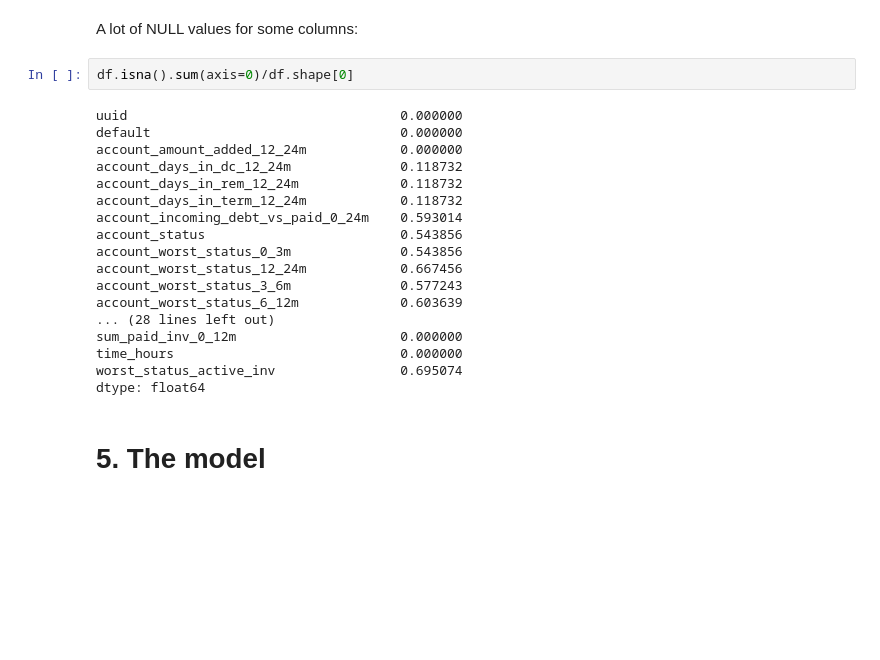
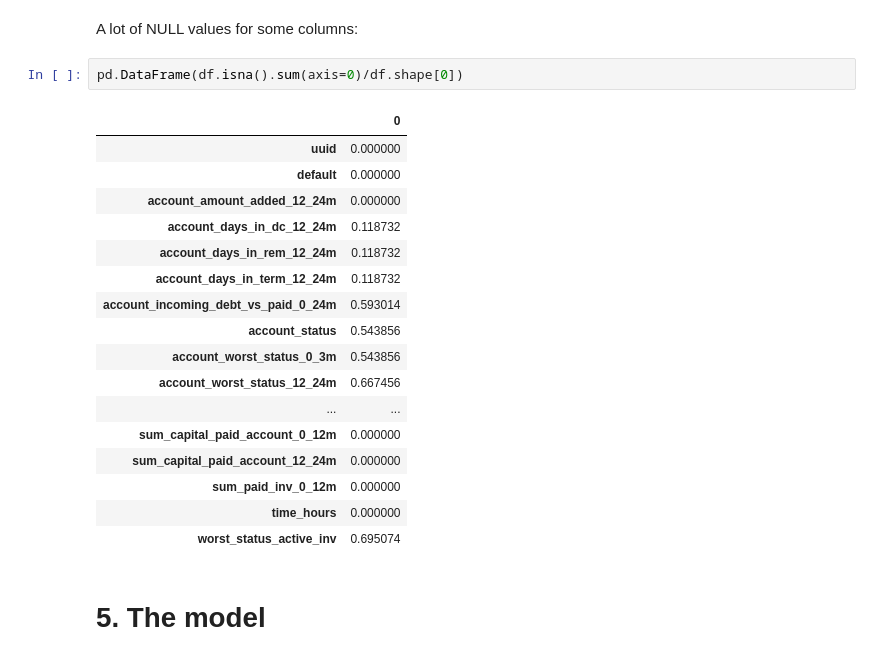
Before and after one commit to ema-0/default-predictor, a Jupyter notebook: notebooks/prototype.ipynb, the cells around one changed output. Cells and saved outputs as stored; diff of their text form; blank space fills up the shorter version.

```diff
--- a/notebooks/prototype.ipynb
+++ b/notebooks/prototype.ipynb
@@ -97,25 +97,25 @@ Name: default, dtype: int64
 # %% [markdown]
 A lot of NULL values for some columns:
 # %%
-df.isna().sum(axis=0)/df.shape[0]
+pd.DataFrame(df.isna().sum(axis=0)/df.shape[0])
 # %% [output]
-uuid                                   0.000000
-default                                0.000000
-account_amount_added_12_24m            0.000000
-account_days_in_dc_12_24m              0.118732
-account_days_in_rem_12_24m             0.118732
-account_days_in_term_12_24m            0.118732
-account_incoming_debt_vs_paid_0_24m    0.593014
-account_status                         0.543856
-account_worst_status_0_3m              0.543856
-account_worst_status_12_24m            0.667456
-account_worst_status_3_6m              0.577243
-account_worst_status_6_12m             0.603639
-... (28 lines left out)
-sum_paid_inv_0_12m                     0.000000
-time_hours                             0.000000
-worst_status_active_inv                0.695074
-dtype: float64
+|  | 0 |
+| uuid | 0.000000 |
+| default | 0.000000 |
+| account_amount_added_12_24m | 0.000000 |
+| account_days_in_dc_12_24m | 0.118732 |
+| account_days_in_rem_12_24m | 0.118732 |
+| account_days_in_term_12_24m | 0.118732 |
+| account_incoming_debt_vs_paid_0_24m | 0.593014 |
+| account_status | 0.543856 |
+| account_worst_status_0_3m | 0.543856 |
+| account_worst_status_12_24m | 0.667456 |
+| ... | ... |
+| sum_capital_paid_account_0_12m | 0.000000 |
+| sum_capital_paid_account_12_24m | 0.000000 |
+| sum_paid_inv_0_12m | 0.000000 |
+| time_hours | 0.000000 |
+| worst_status_active_inv | 0.695074 |
 # %% [markdown]
 # 5. The model
 # %% [markdown]
```
Also changed, not shown: parts of 11 cells of this notebook, 3 other files.
